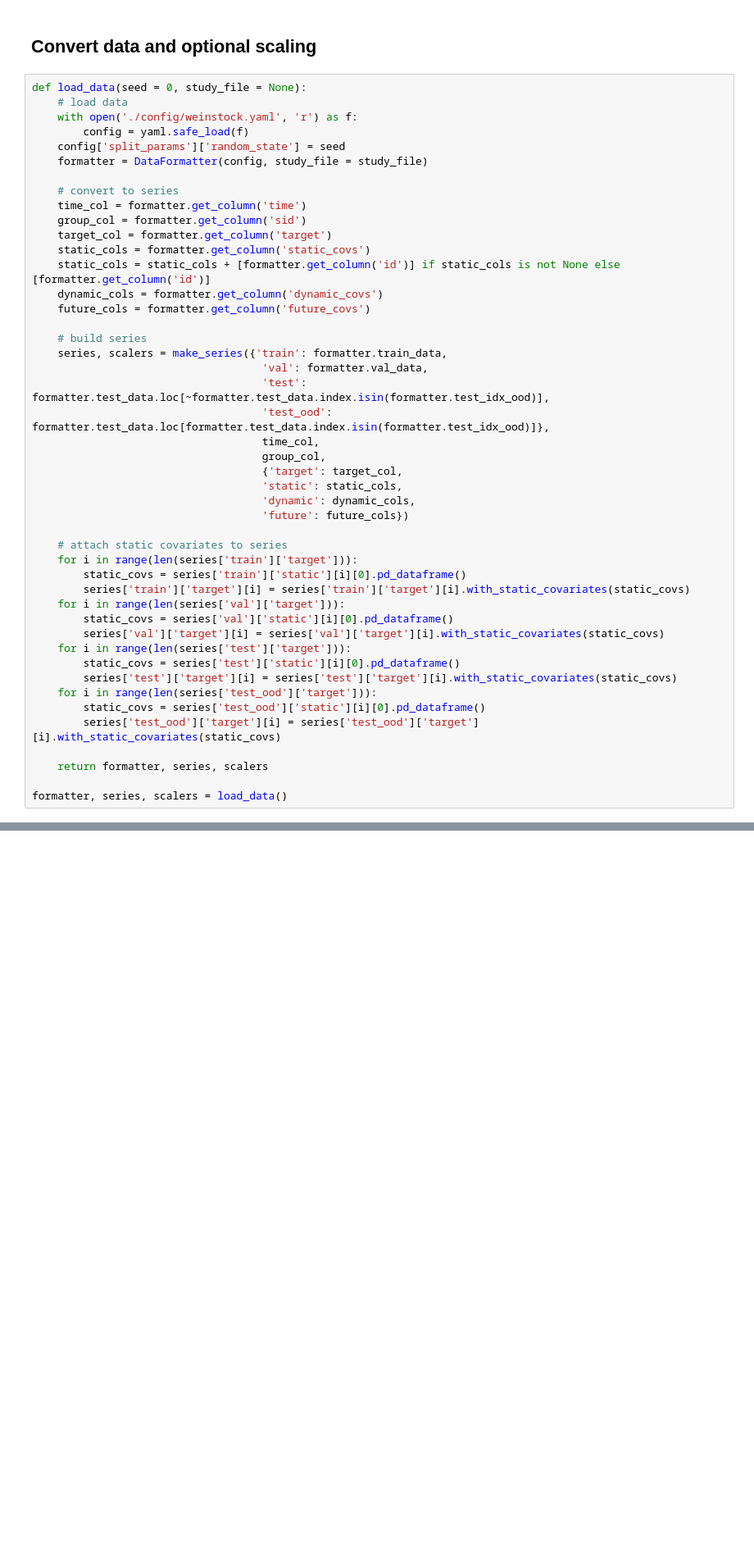
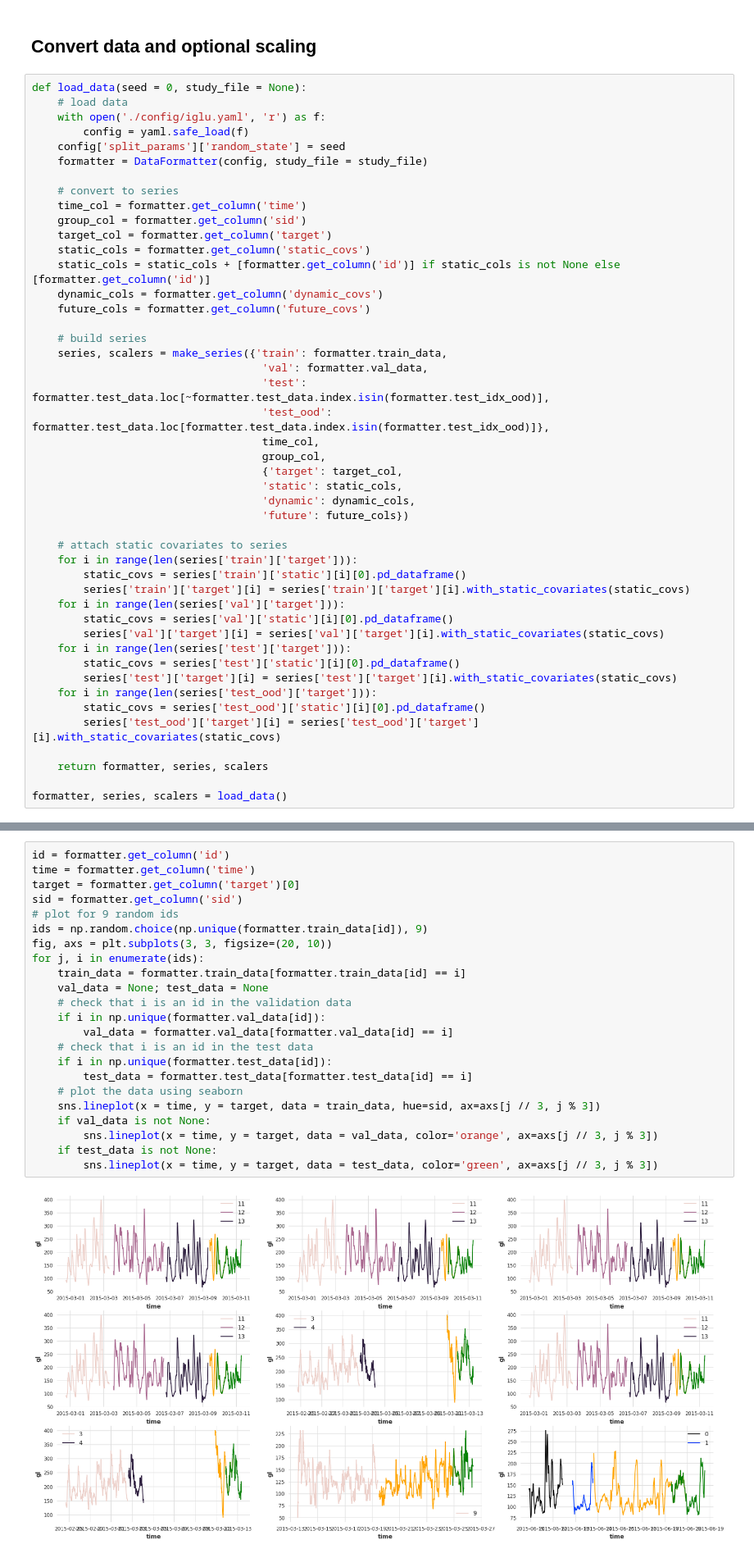
Before and after one commit to IrinaStatsLab/GlucoBench, a Jupyter notebook: exploratory_analysis/weinstock.ipynb, the cells around one changed output, grey strips where cells are left out. Shown at 82% size. Saved outputs shown, nothing was run; the diff lists cells and outputs as text; blank space fills up the shorter version.

```diff
--- a/exploratory_analysis/weinstock.ipynb
+++ b/exploratory_analysis/weinstock.ipynb
@@ -917,7 +917,7 @@ for i in range(6):
 # %%
 def load_data(seed = 0, study_file = None):
     # load data
-    with open('./config/weinstock.yaml', 'r') as f:
+    with open('./config/iglu.yaml', 'r') as f:
         config = yaml.safe_load(f)
     config['split_params']['random_state'] = seed
     formatter = DataFormatter(config, study_file = study_file)
@@ -978,6 +978,31 @@ Scaling data...
         No scaling applied
 Data formatting complete.
 --------------------------------
+# %%
+id = formatter.get_column('id')
+time = formatter.get_column('time')
+target = formatter.get_column('target')[0]
+sid = formatter.get_column('sid')
+# plot for 9 random ids
+ids = np.random.choice(np.unique(formatter.train_data[id]), 9)
+fig, axs = plt.subplots(3, 3, figsize=(20, 10))
+for j, i in enumerate(ids):
+    train_data = formatter.train_data[formatter.train_data[id] == i]
+    val_data = None; test_data = None
+    # check that i is an id in the validation data
+    if i in np.unique(formatter.val_data[id]):
+        val_data = formatter.val_data[formatter.val_data[id] == i]
+    # check that i is an id in the test data
+    if i in np.unique(formatter.test_data[id]):
+        test_data = formatter.test_data[formatter.test_data[id] == i]
+    # plot the data using seaborn
+    sns.lineplot(x = time, y = target, data = train_data, hue=sid, ax=axs[j // 3, j % 3])
+    if val_data is not None:
+        sns.lineplot(x = time, y = target, data = val_data, color='orange', ax=axs[j // 3, j % 3])
+    if test_data is not None:
+        sns.lineplot(x = time, y = target, data = test_data, color='green', ax=axs[j // 3, j % 3])
+# %% [output]
+[figure, added]
 # %%
 static_cols = formatter.get_column('static_covs')
 static_cols = static_cols + [formatter.get_column('id')] if static_cols is not None else [formatter.get_column('id')]
```
Also changed, not shown: parts of 4 cells of this notebook, 2 other files.
